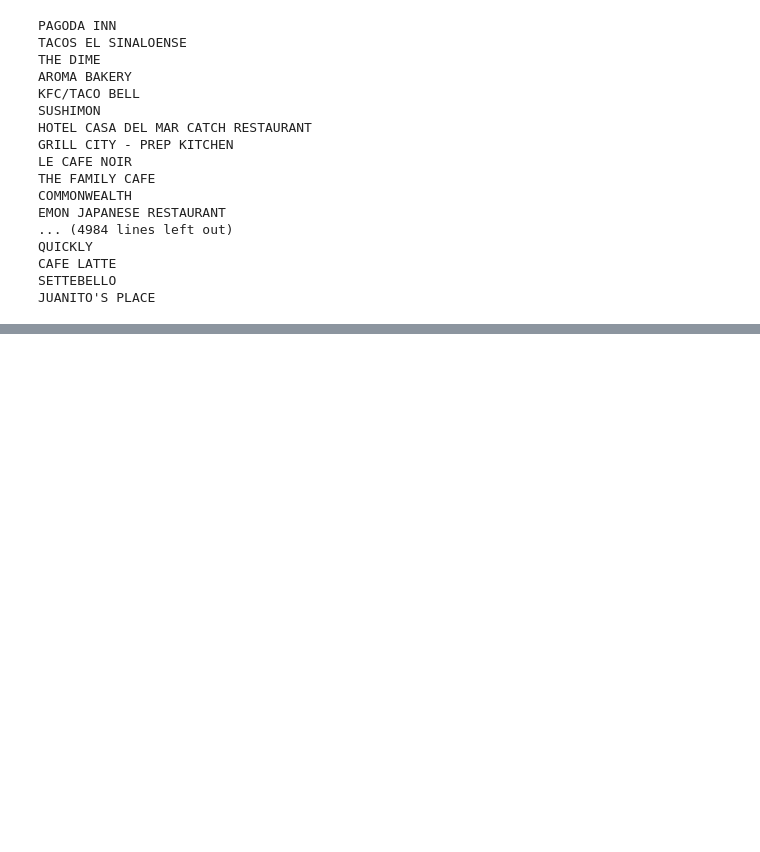
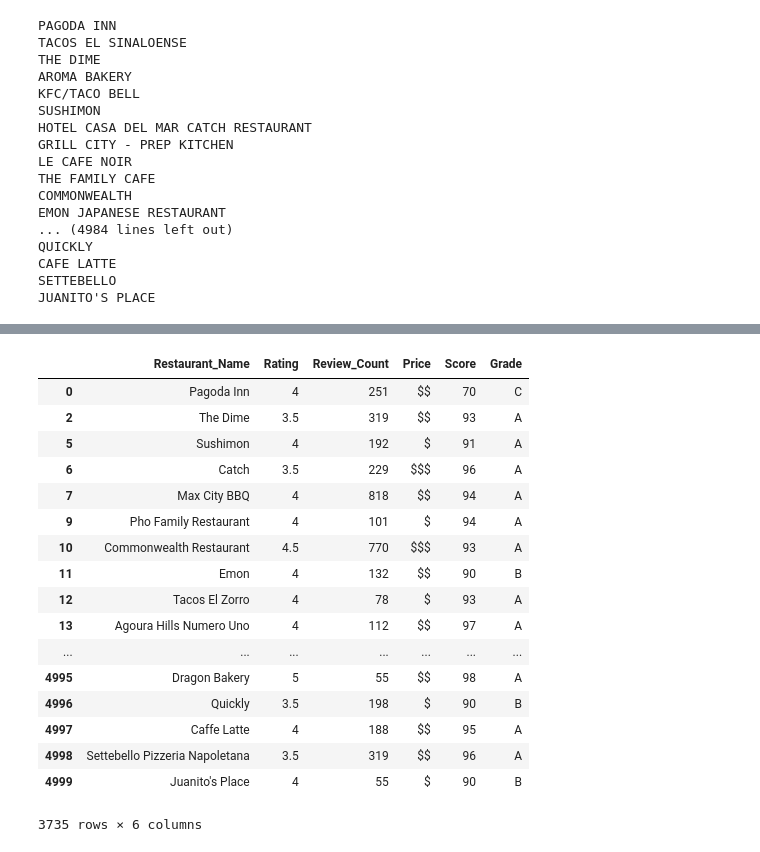
Before and after one commit to ryankchang/project1, a Jupyter notebook: albert.ipynb, the cells around one changed output, grey strips where cells are left out. Cells and saved outputs as stored; diff of their text form; code cells hidden in the pictures; blank space fills up the shorter version.

Commit message:
Albert final dataset update

```diff
--- a/albert.ipynb
+++ b/albert.ipynb
@@ -150,0 +224,28 @@ final_df2['Review_Count'].max()
+# %%
+final_df_with_rating['Review_Count'] = pd.to_numeric(final_df_with_rating['Review_Count'],errors='coerce').fillna(0).astype(np.int64)
+q1 = np.percentile(final_df_with_rating['Review_Count'],25)
+
+final_df3 = final_df_with_rating.loc[final_df_with_rating['Review_Count'] > q1, :]
+
+final_df3.to_csv("Final_Dataset_181216.csv", index=False)
+# %%
+final_df3
+# %% [output]
+|  | Restaurant_Name | Rating | Review_Count | Price | Score | Grade |
+| 0 | Pagoda Inn | 4 | 251 | $$ | 70 | C |
+| 2 | The Dime | 3.5 | 319 | $$ | 93 | A |
+| 5 | Sushimon | 4 | 192 | $ | 91 | A |
+| 6 | Catch | 3.5 | 229 | $$$ | 96 | A |
+| 7 | Max City BBQ | 4 | 818 | $$ | 94 | A |
+| 9 | Pho Family Restaurant | 4 | 101 | $ | 94 | A |
+| 10 | Commonwealth Restaurant | 4.5 | 770 | $$$ | 93 | A |
+| 11 | Emon | 4 | 132 | $$ | 90 | B |
+| 12 | Tacos El Zorro | 4 | 78 | $ | 93 | A |
+| 13 | Agoura Hills Numero Uno | 4 | 112 | $$ | 97 | A |
+| ... | ... | ... | ... | ... | ... | ... |
+| 4995 | Dragon Bakery | 5 | 55 | $$ | 98 | A |
+| 4996 | Quickly | 3.5 | 198 | $ | 90 | B |
+| 4997 | Caffe Latte | 4 | 188 | $$ | 95 | A |
+| 4998 | Settebello Pizzeria Napoletana | 3.5 | 319 | $$ | 96 | A |
+| 4999 | Juanito's Place | 4 | 55 | $ | 90 | B |
+3735 rows × 6 columns
```
Also changed, not shown: parts of 7 cells of this notebook, 1 other file.
